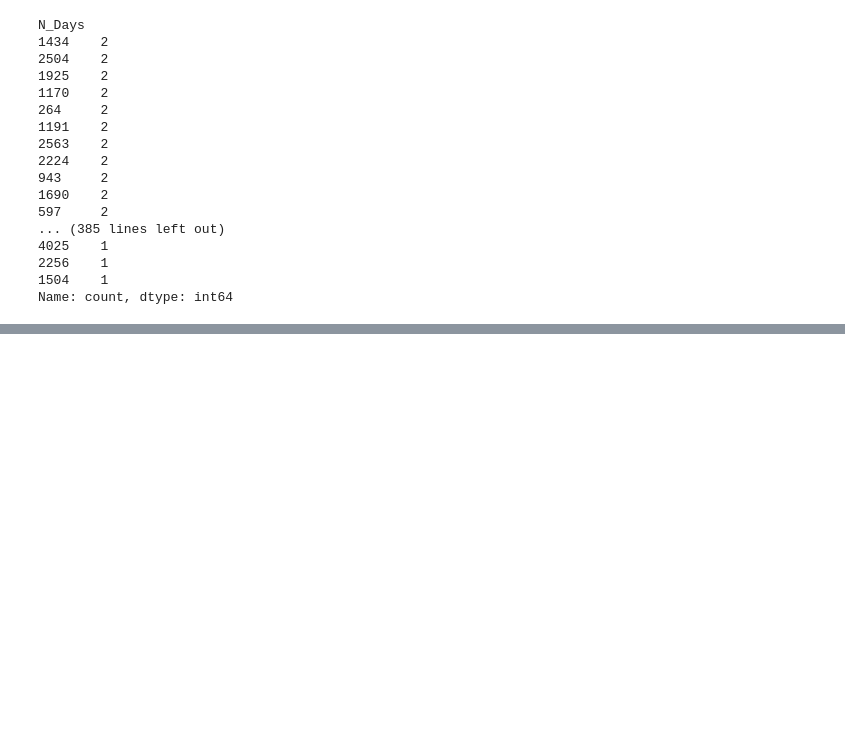
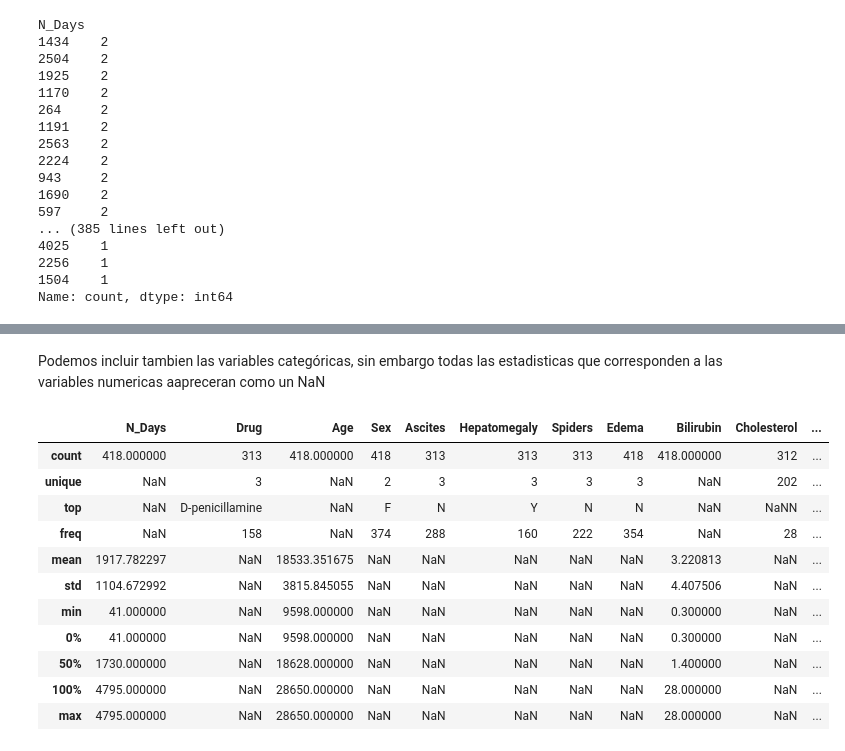
Before and after one commit to Grim1004/DMEMCDM1, a Jupyter notebook: python/cirrosis.ipynb, the cells around one changed output, grey strips where cells are left out. Drawn from its saved outputs; the diff is of its cells as text; code cells hidden in the pictures; blank space fills up the shorter version.

```diff
--- a/python/cirrosis.ipynb
+++ b/python/cirrosis.ipynb
@@ -736,0 +731,21 @@ Name: count, dtype: int64
+# %% [markdown]
+Podemos incluir tambien las variables categóricas, sin embargo todas las estadisticas que corresponden a las variables numericas aapreceran como un NaN
+# %%
+# Tabla de estadísticas descriptivas incluyendo todas las variables
+cirrosis.describe(
+    percentiles=[0,.5,1], # percentiles personalizados a mostrar
+    include='all' # incluir todas las variables, no solo las numéricas
+)
+# %% [output]
+|  | N_Days | Drug | Age | Sex | Ascites | Hepatomegaly | Spiders | Edema | Bilirubin | Cholesterol | ... |
+| count | 418.000000 | 313 | 418.000000 | 418 | 313 | 313 | 313 | 418 | 418.000000 | 312 | ... |
+| unique | NaN | 3 | NaN | 2 | 3 | 3 | 3 | 3 | NaN | 202 | ... |
+| top | NaN | D-penicillamine | NaN | F | N | Y | N | N | NaN | NaNN | ... |
+| freq | NaN | 158 | NaN | 374 | 288 | 160 | 222 | 354 | NaN | 28 | ... |
+| mean | 1917.782297 | NaN | 18533.351675 | NaN | NaN | NaN | NaN | NaN | 3.220813 | NaN | ... |
+| std | 1104.672992 | NaN | 3815.845055 | NaN | NaN | NaN | NaN | NaN | 4.407506 | NaN | ... |
+| min | 41.000000 | NaN | 9598.000000 | NaN | NaN | NaN | NaN | NaN | 0.300000 | NaN | ... |
+| 0% | 41.000000 | NaN | 9598.000000 | NaN | NaN | NaN | NaN | NaN | 0.300000 | NaN | ... |
+| 50% | 1730.000000 | NaN | 18628.000000 | NaN | NaN | NaN | NaN | NaN | 1.400000 | NaN | ... |
+| 100% | 4795.000000 | NaN | 28650.000000 | NaN | NaN | NaN | NaN | NaN | 28.000000 | NaN | ... |
+| max | 4795.000000 | NaN | 28650.000000 | NaN | NaN | NaN | NaN | NaN | 28.000000 | NaN | ... |
```
Also changed, not shown: parts of 32 cells of this notebook.
